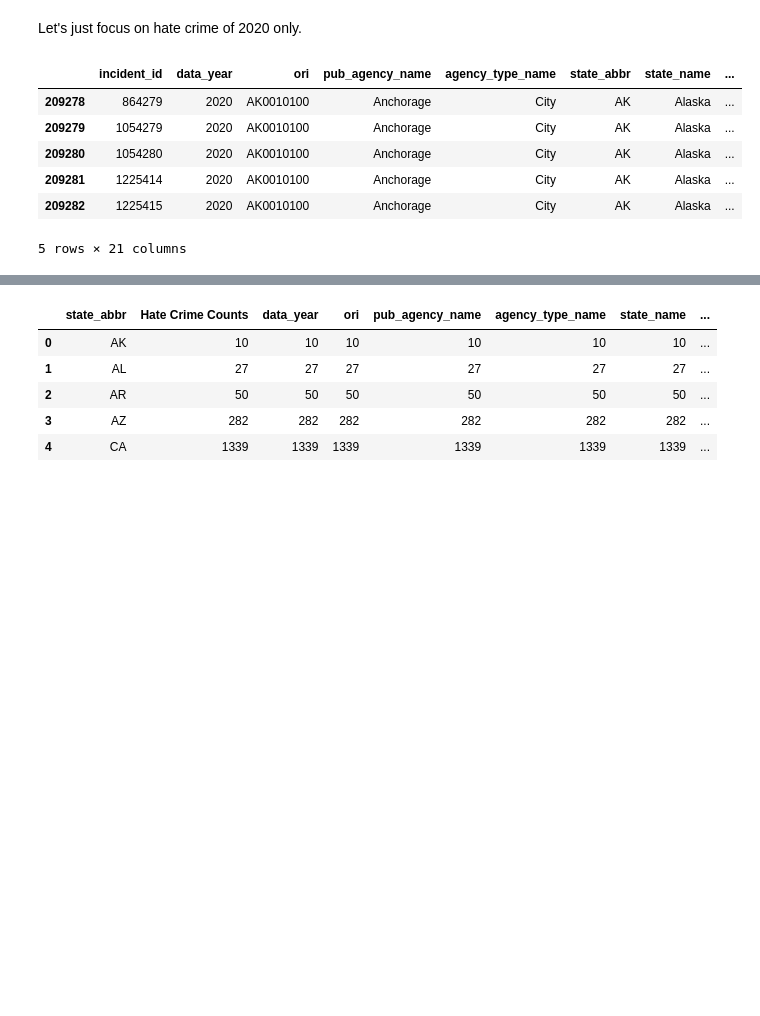
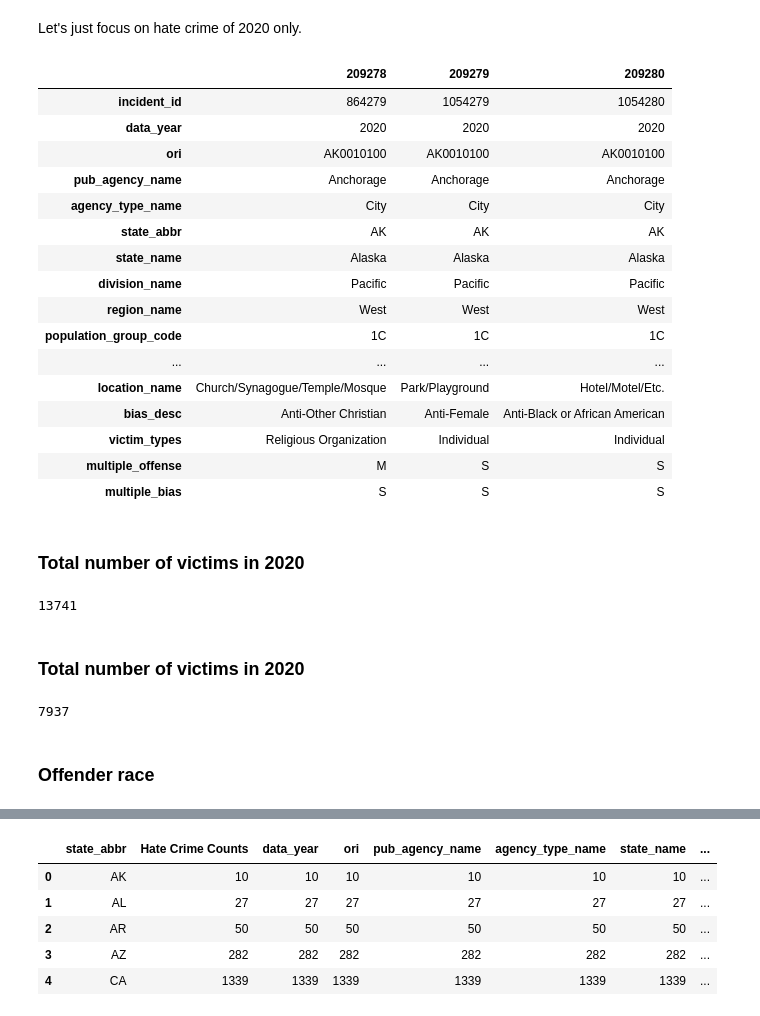
Before and after one commit to Yogi-DS/Portfolio-Projects, a Jupyter notebook: Hate Crime in US/hate-crime-analysis.ipynb, the cells around one changed output, grey strips where cells are left out. Drawn from its saved outputs; the diff is of its cells as text; code cells hidden in the pictures; blank space fills up the shorter version.

```diff
--- a/Hate Crime in US/hate-crime-analysis.ipynb
+++ b/Hate Crime in US/hate-crime-analysis.ipynb
@@ -109,12 +109,36 @@ In the year 2001 and 2020, total number of incidents were 9730 and 10299 respect
 Let's just focus on hate crime of 2020 only.
 # %%
 df2020 = df[df['data_year']==2020]
-df2020.head()
+df2020.head(3).T
 # %% [output]
-|  | incident_id | data_year | ori | pub_agency_name | agency_type_name | state_abbr | state_name | ... |
-| 209278 | 864279 | 2020 | AK0010100 | Anchorage | City | AK | Alaska | ... |
-| 209279 | 1054279 | 2020 | AK0010100 | Anchorage | City | AK | Alaska | ... |
-| 209280 | 1054280 | 2020 | AK0010100 | Anchorage | City | AK | Alaska | ... |
-| 209281 | 1225414 | 2020 | AK0010100 | Anchorage | City | AK | Alaska | ... |
-| 209282 | 1225415 | 2020 | AK0010100 | Anchorage | City | AK | Alaska | ... |
+|  | 209278 | 209279 | 209280 |
+| incident_id | 864279 | 1054279 | 1054280 |
+| data_year | 2020 | 2020 | 2020 |
+| ori | AK0010100 | AK0010100 | AK0010100 |
+| pub_agency_name | Anchorage | Anchorage | Anchorage |
+| agency_type_name | City | City | City |
+| state_abbr | AK | AK | AK |
+| state_name | Alaska | Alaska | Alaska |
+| division_name | Pacific | Pacific | Pacific |
+| region_name | West | West | West |
+| population_group_code | 1C | 1C | 1C |
+| ... | ... | ... | ... |
+| location_name | Church/Synagogue/Temple/Mosque | Park/Playground | Hotel/Motel/Etc. |
+| bias_desc | Anti-Other Christian | Anti-Female | Anti-Black or African American |
+| victim_types | Religious Organization | Individual | Individual |
+| multiple_offense | M | S | S |
+| multiple_bias | S | S | S |
-5 rows × 21 columns
+# %% [markdown]
+### Total number of victims in 2020
+# %%
+df2020.victim_count.sum()
+# %% [output]
+13741
+# %% [markdown]
+### Total number of victims in 2020
+# %%
+df2020.total_offender_count.sum()
+# %% [output]
+7937
+# %% [markdown]
+### Offender race
```
Also changed, not shown: parts of 8 cells of this notebook.
